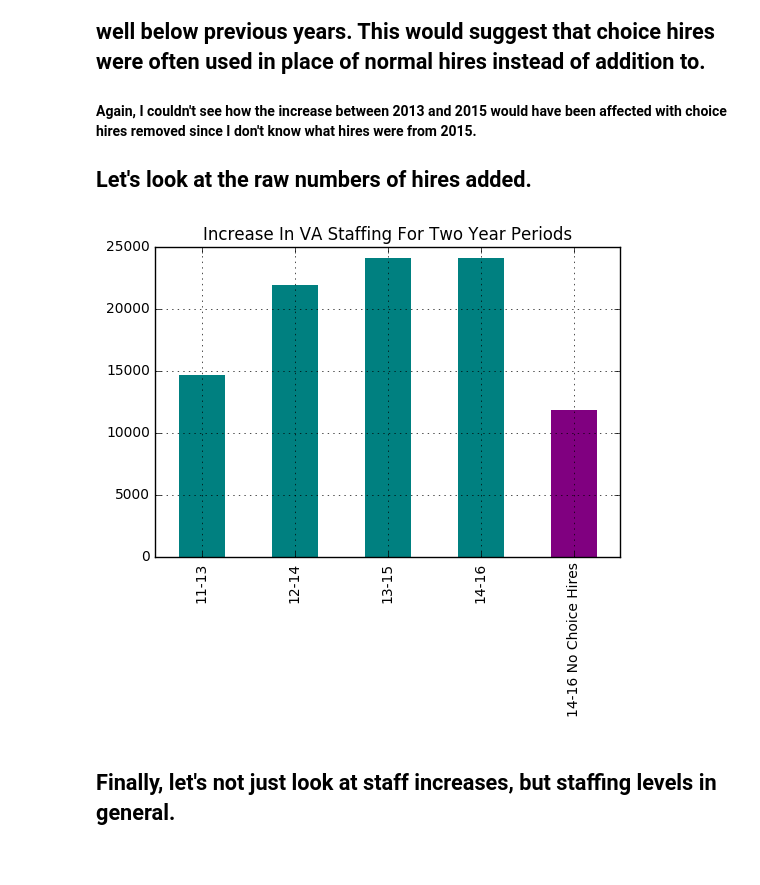
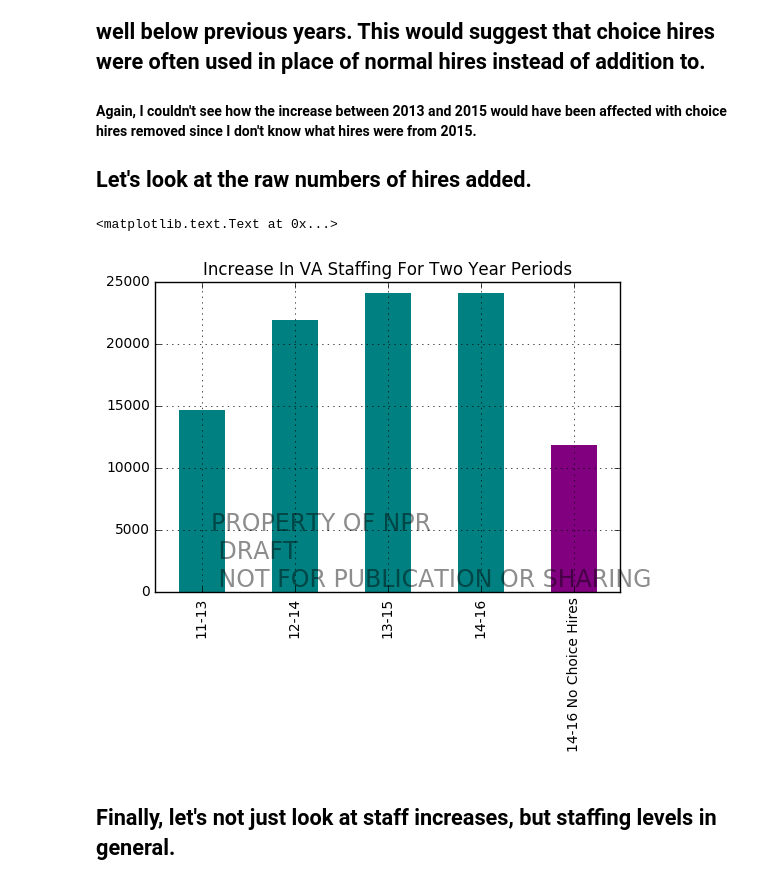
Before and after one commit to isabella232/va-data-analysis, a Jupyter notebook: Narrative/VA_Staffing.ipynb, the cells around one changed output. Saved outputs shown, nothing was run; the diff lists cells and outputs as text; code cells hidden in the pictures.

```diff
--- a/Narrative/VA_Staffing.ipynb
+++ b/Narrative/VA_Staffing.ipynb
@@ -88,22 +102,27 @@ ax.grid()
 # %%
 increase_dict = {}
 
 
 
 increase_dict["11-13"] = (df["MAY-FY13"] - df["MAY-FY11"])
 increase_dict["12-14"] = (df["MAY-FY14"] - df["MAY-FY12"])
 increase_dict["13-15"] = (df["MAY-FY15"] - df["MAY-FY13"])
 increase_dict["14-16"] = (df["MAY-FY16"] - df["MAY-FY14"])
 increase_dict["14-16 No Choice Hires"] = (MAY_FY16_no_choice_hires - df["MAY-FY14"])
 
 increase = pd.DataFrame.from_dict(increase_dict)
 
 ax = increase.transpose().plot(kind="bar",color = ["teal","teal","teal","teal","purple"], edgecolor="none")
 ax.set_title("Increase In VA Staffing For Two Year Periods")
 ax.legend_.remove()
 ax.grid()
+
+ax.text(0.1, .05, 'PROPERTY OF NPR \n DRAFT \n NOT FOR PUBLICATION OR SHARING',
+         fontsize=17, color='black',
+        va='bottom',alpha=0.45)
 # %% [output]
+<matplotlib.text.Text at 0x...>
-[figure, old version]
+[figure, new version]
 # %% [markdown]
 ## Finally, let's not just look at staff increases, but staffing levels in general.
 # %%
```
Also changed, not shown: parts of 4 cells of this notebook.
